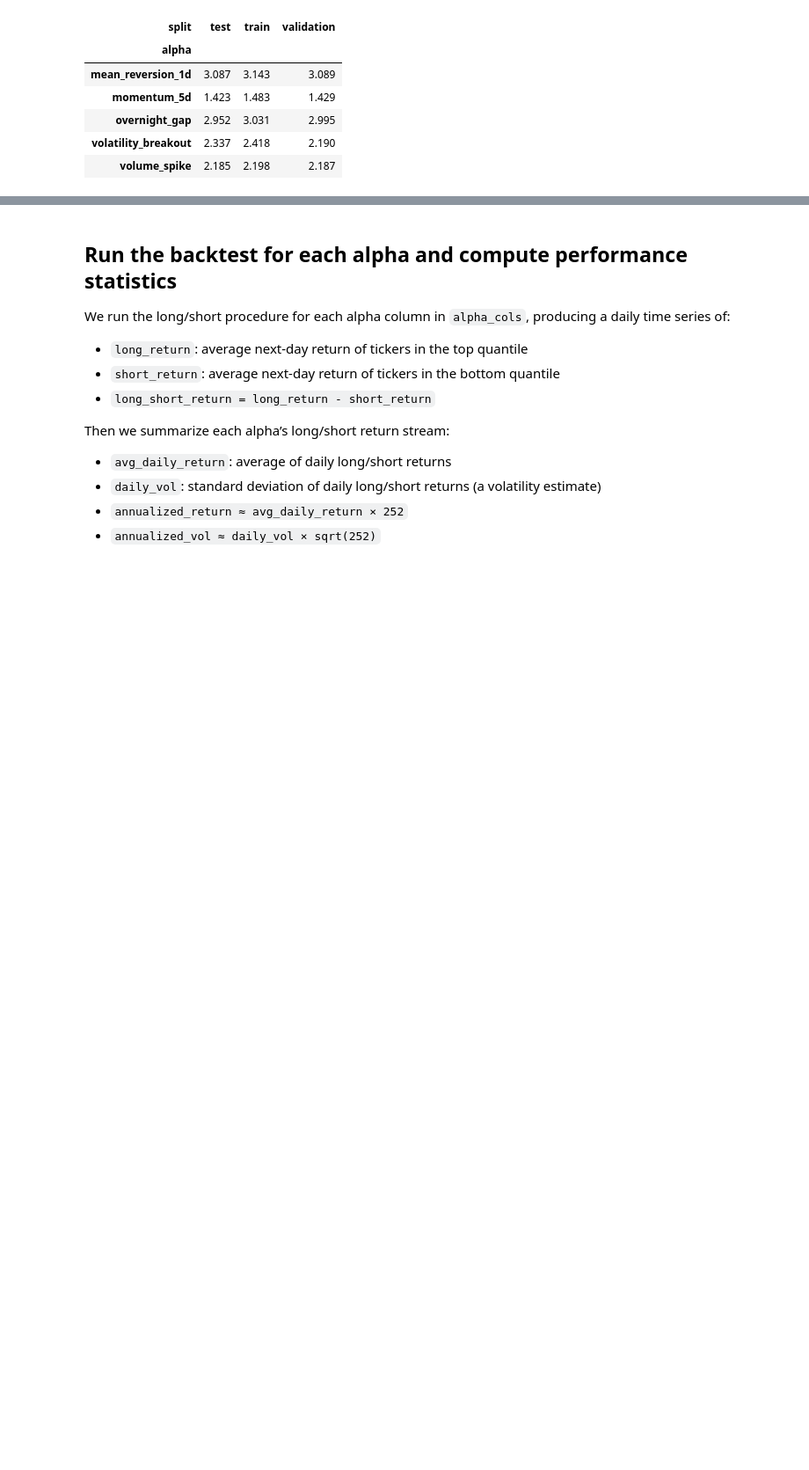
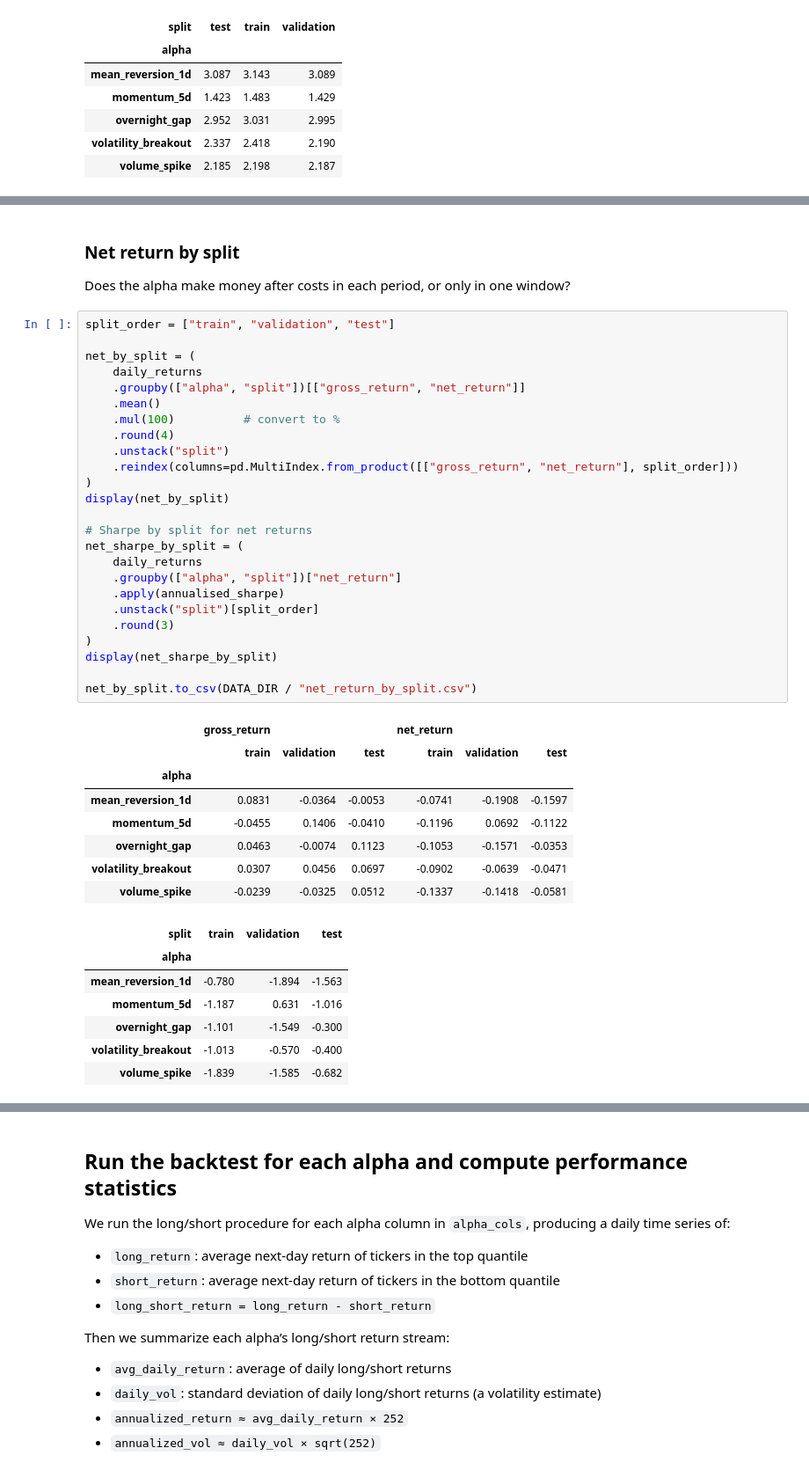
Before and after one commit to jinhanjinhan/AlphaForge-AI, a Jupyter notebook: notebooks/02_alpha_eval_with_splits_and_costs.ipynb, the cells around one changed output, grey strips where cells are left out. Shown at 88% size. Cells and saved outputs as stored; diff of their text form; blank space fills up the shorter version.

```diff
--- a/notebooks/02_alpha_eval_with_splits_and_costs.ipynb
+++ b/notebooks/02_alpha_eval_with_splits_and_costs.ipynb
@@ -680,0 +769,45 @@ display(
+# %% [markdown]
+### Net return by split
+
+Does the alpha make money after costs in each period, or only in one window?
+# %%
+split_order = ["train", "validation", "test"]
+
+net_by_split = (
+    daily_returns
+    .groupby(["alpha", "split"])[["gross_return", "net_return"]]
+    .mean()
+    .mul(100)          # convert to %
+    .round(4)
+    .unstack("split")
+    .reindex(columns=pd.MultiIndex.from_product([["gross_return", "net_return"], split_order]))
+)
+display(net_by_split)
+
+# Sharpe by split for net returns
+net_sharpe_by_split = (
+    daily_returns
+    .groupby(["alpha", "split"])["net_return"]
+    .apply(annualised_sharpe)
+    .unstack("split")[split_order]
+    .round(3)
+)
+display(net_sharpe_by_split)
+
+net_by_split.to_csv(DATA_DIR / "net_return_by_split.csv")
+# %% [output]
+|  | gross_return |  |  | net_return |  |  |
+|  | train | validation | test | train | validation | test |
+| alpha |  |  |  |  |  |  |
+| mean_reversion_1d | 0.0831 | -0.0364 | -0.0053 | -0.0741 | -0.1908 | -0.1597 |
+| momentum_5d | -0.0455 | 0.1406 | -0.0410 | -0.1196 | 0.0692 | -0.1122 |
+| overnight_gap | 0.0463 | -0.0074 | 0.1123 | -0.1053 | -0.1571 | -0.0353 |
+| volatility_breakout | 0.0307 | 0.0456 | 0.0697 | -0.0902 | -0.0639 | -0.0471 |
+| volume_spike | -0.0239 | -0.0325 | 0.0512 | -0.1337 | -0.1418 | -0.0581 |
+| split | train | validation | test |
+| alpha |  |  |  |
+| mean_reversion_1d | -0.780 | -1.894 | -1.563 |
+| momentum_5d | -1.187 | 0.631 | -1.016 |
+| overnight_gap | -1.101 | -1.549 | -0.300 |
+| volatility_breakout | -1.013 | -0.570 | -0.400 |
+| volume_spike | -1.839 | -1.585 | -0.682 |
```
Also changed, not shown: parts of 6 cells of this notebook, 5 other files.
